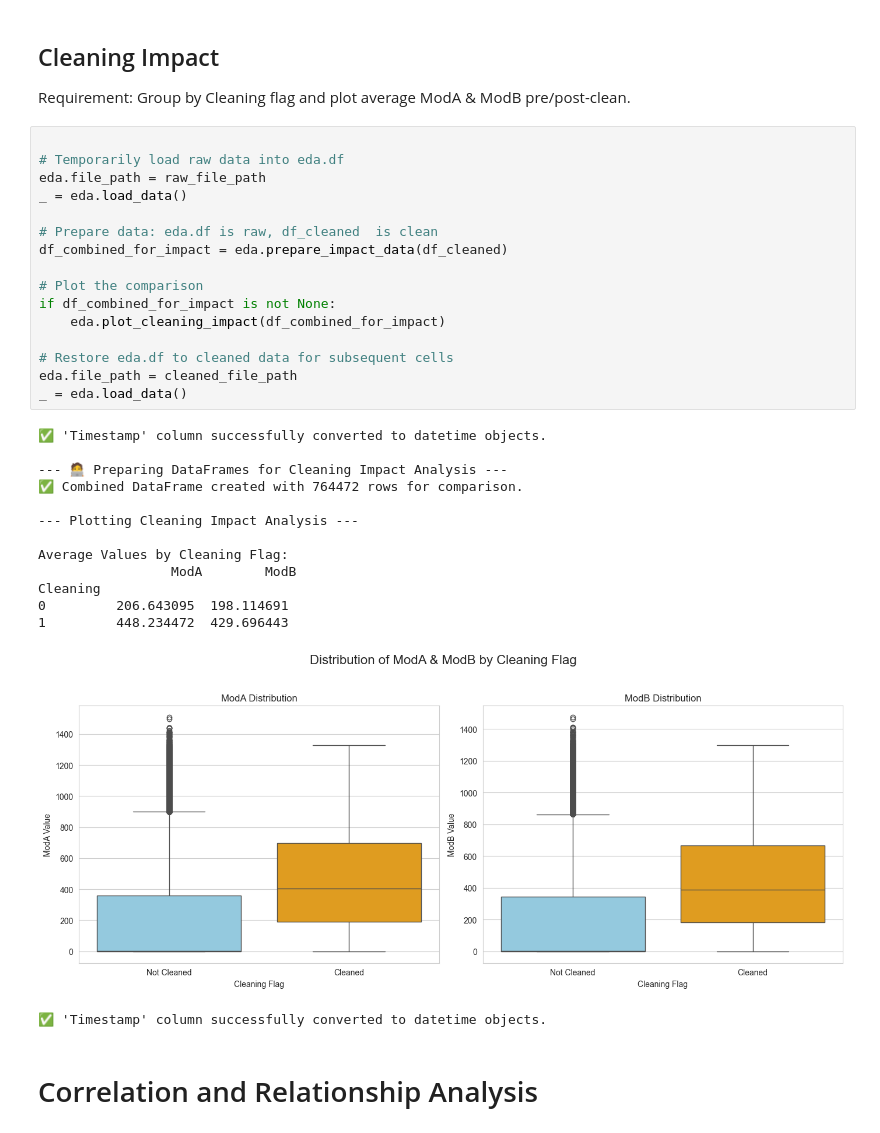
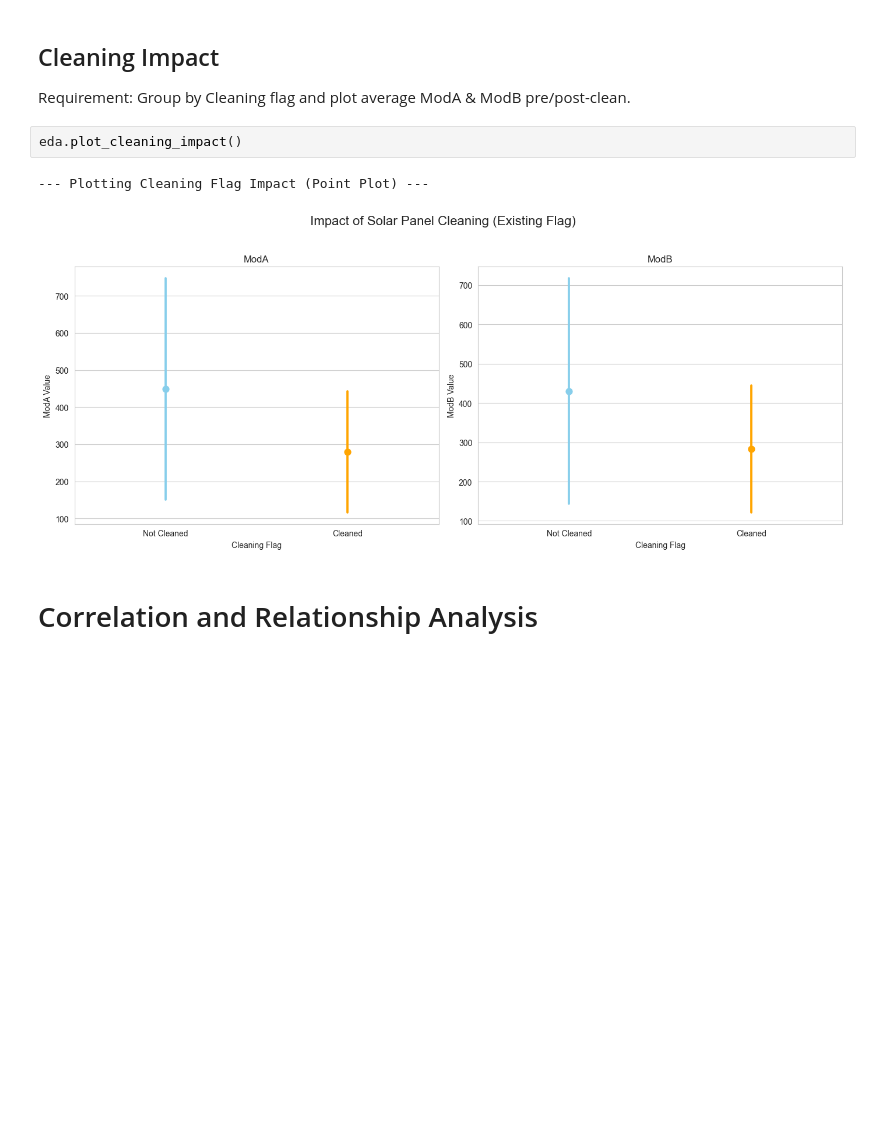
Before and after one commit to AdeyAmare/solar-challenge-week0, a Jupyter notebook: src/notebooks/sierra_leone_eda.ipynb, the cells around one changed output. Saved outputs shown, nothing was run; the diff lists cells and outputs as text; blank space fills up the shorter version.

```diff
--- a/src/notebooks/sierra_leone_eda.ipynb
+++ b/src/notebooks/sierra_leone_eda.ipynb
@@ -208,36 +276,10 @@ eda.plot_time_series()
 
 Requirement: Group by Cleaning flag and plot average ModA & ModB pre/post-clean.
 # %%
-
-# Temporarily load raw data into eda.df
-eda.file_path = raw_file_path
-_ = eda.load_data()
-
-# Prepare data: eda.df is raw, df_cleaned  is clean
-df_combined_for_impact = eda.prepare_impact_data(df_cleaned)
-
-# Plot the comparison
-if df_combined_for_impact is not None:
-    eda.plot_cleaning_impact(df_combined_for_impact)
-
-# Restore eda.df to cleaned data for subsequent cells
-eda.file_path = cleaned_file_path
-_ = eda.load_data()
+eda.plot_cleaning_impact()
 # %% [output]
-✅ 'Timestamp' column successfully converted to datetime objects.
-
---- 🧑‍💻 Preparing DataFrames for Cleaning Impact Analysis ---
-✅ Combined DataFrame created with 764472 rows for comparison.
-
---- Plotting Cleaning Impact Analysis ---
-
-Average Values by Cleaning Flag:
-                 ModA        ModB
-Cleaning
-0         206.643095  198.114691
-1         448.234472  429.696443
+--- Plotting Cleaning Flag Impact (Point Plot) ---
-[figure, old version]
+[figure, new version]
-✅ 'Timestamp' column successfully converted to datetime objects.
 # %% [markdown]
 # Correlation and Relationship Analysis
 # %% [markdown]
```
Also changed, not shown: parts of 7 cells of this notebook, 4 other files.
